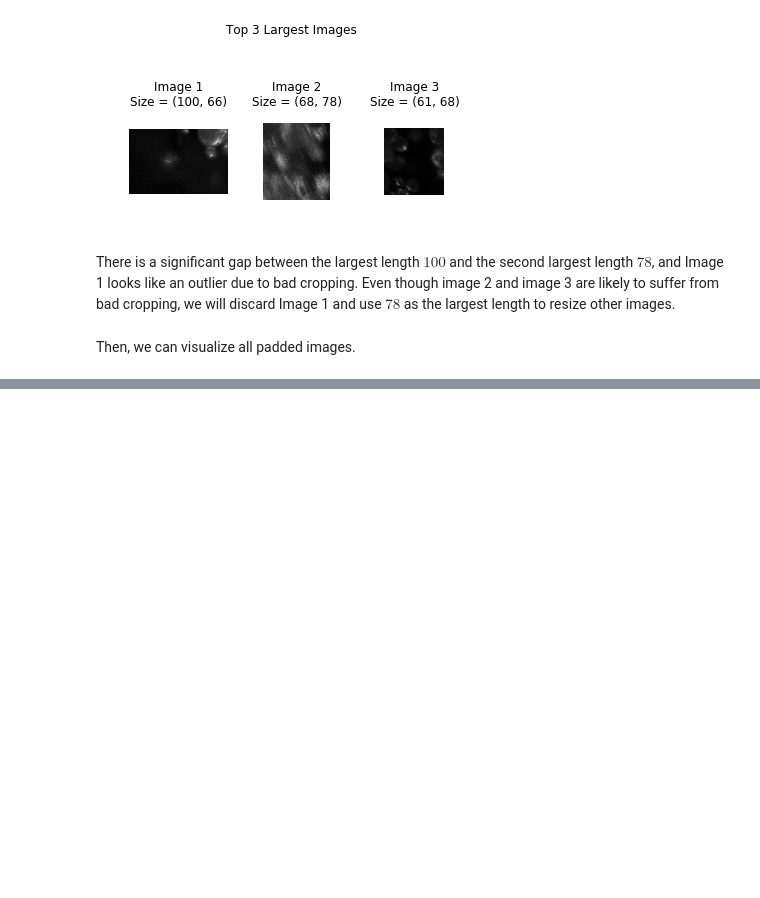
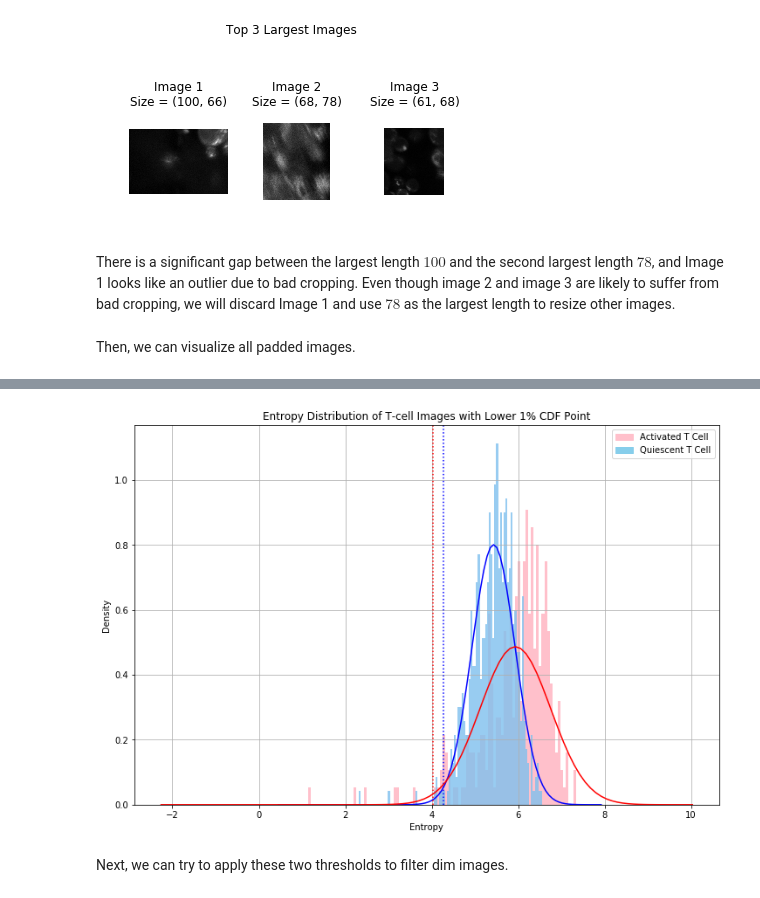
Before and after one commit to gitter-lab/t-cell-classification, a Jupyter notebook: image_processing.ipynb, the cells around one changed output, grey strips where cells are left out. Saved outputs shown, nothing was run; the diff lists cells and outputs as text; code cells hidden in the pictures; blank space fills up the shorter version.

```diff
--- a/image_processing.ipynb
+++ b/image_processing.ipynb
@@ -191,0 +342,30 @@ As we have seen above, many images are very dim and there is no cell in the imag
+# %%
+f, ax1 = plt.subplots(1, sharey=True, figsize=(12, 8))
+
+n, bins, patches = ax1.hist(total_a_entropy, 100, facecolor='pink', density=True)
+n, bins, patches = ax1.hist(total_q_entropy, 100, facecolor=(126/255,192/255,238/255, 0.8), density=True)
+
+# Add normal plot
+# The dist is slightly left skewed, so we plot more area on the left tail
+x_q = np.linspace(q_mean - 10*np.sqrt(q_var), q_mean + 5*np.sqrt(q_var), 100)
+ax1.plot(x_q, norm.pdf(x_q, q_mean, np.sqrt(q_var)), color="blue")
+ax1.axvline(x=q_cutoff, color="blue", linestyle=':')
+
+x_a = np.linspace(a_mean - 10*np.sqrt(a_var), a_mean + 5*np.sqrt(a_var), 100)
+ax1.plot(x_a, norm.pdf(x_a, a_mean, np.sqrt(a_var)), color="red")
+ax1.axvline(x=a_cutoff, color="red", linestyle=':')
+
+ax1.set_xlabel('Entropy')
+ax1.set_ylabel('Density')
+ax1.set_title("Entropy Distribution of T-cell Images with Lower {:.0f}% CDF Point".format(cdf_q*100))
+ax1.grid(True)
+
+pink_patch = mpatches.Patch(color='pink', label='Activated T Cell')
+blue_patch = mpatches.Patch(color='skyblue', label='Quiescent T Cell')
+plt.legend(handles=[pink_patch, blue_patch])
+
+plt.show()
+# %% [output]
+[figure, added]
+# %% [markdown]
+Next, we can try to apply these two thresholds to filter dim images.
```
Also changed, not shown: parts of 35 cells of this notebook, 2 other files.
